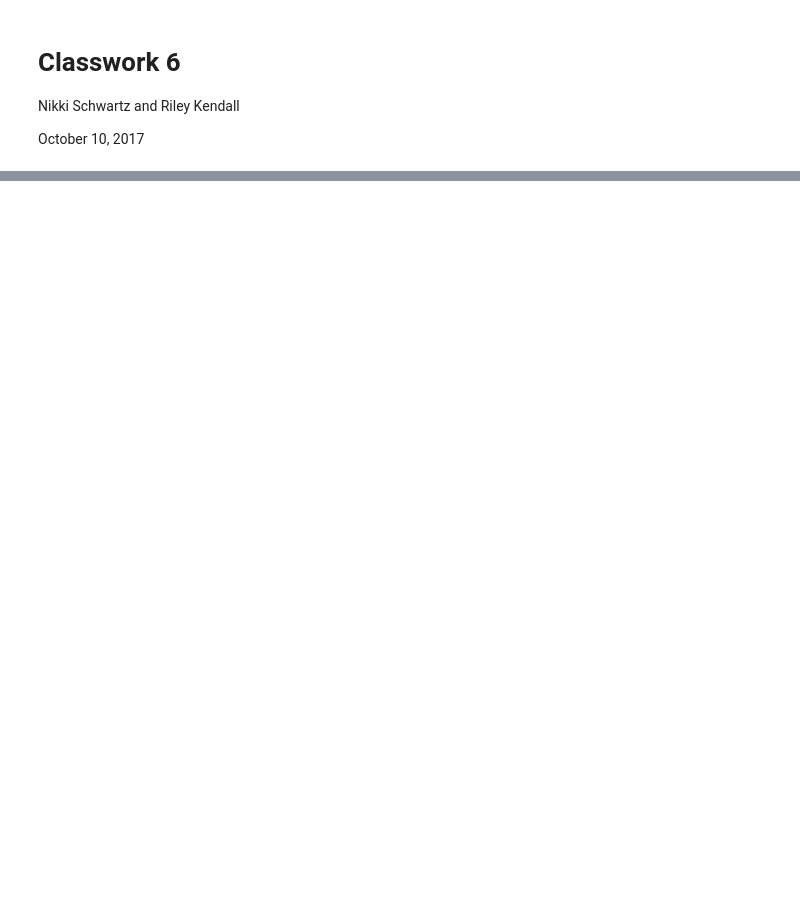
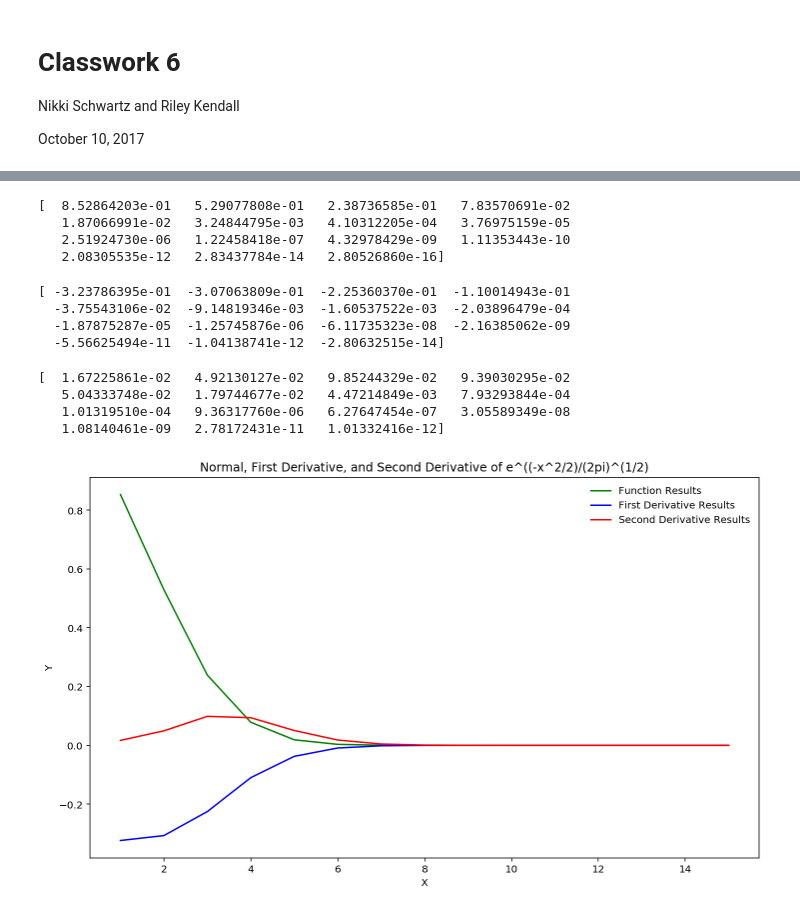
Before and after one commit to chapman-phys220-2017f/cw-06-nikki-and-riley, a Jupyter notebook: calculus.ipynb, the cells around one changed output, grey strips where cells are left out. Drawn from its saved outputs; the diff is of its cells as text; code cells hidden in the pictures; blank space fills up the shorter version.

```diff
--- a/calculus.ipynb
+++ b/calculus.ipynb
@@ -74,0 +187,34 @@ Happy notebooking.
+# %%
+#Displays normal function array values:
+f=(1,2,3,4,5,6,7,8,9,10,11,12,13,14,15)
+answer = expX(f)
+functionResults=np.array(answer)
+print(functionResults)
+# %% [output]
+[  8.52864203e-01   5.29077808e-01   2.38736585e-01   7.83570691e-02
+   1.87066991e-02   3.24844795e-03   4.10312205e-04   3.76975159e-05
+   2.51924730e-06   1.22458418e-07   4.32978429e-09   1.11353443e-10
+   2.08305535e-12   2.83437784e-14   2.80526860e-16]
+# %%
+#Displays derivative function array values:
+myDerivative=(D1@functionResults)
+print(myDerivative)
+# %% [output]
+[ -3.23786395e-01  -3.07063809e-01  -2.25360370e-01  -1.10014943e-01
+  -3.75543106e-02  -9.14819346e-03  -1.60537522e-03  -2.03896479e-04
+  -1.87875287e-05  -1.25745876e-06  -6.11735323e-08  -2.16385062e-09
+  -5.56625494e-11  -1.04138741e-12  -2.80632515e-14]
+# %%
+#Displays second derivative function array values:
+mySecondDerivative=(D2@functionResults)
+print(mySecondDerivative)
+# %% [output]
+[  1.67225861e-02   4.92130127e-02   9.85244329e-02   9.39030295e-02
+   5.04333748e-02   1.79744677e-02   4.47214849e-03   7.93293844e-04
+   1.01319510e-04   9.36317760e-06   6.27647454e-07   3.05589349e-08
+   1.08140461e-09   2.78172431e-11   1.01332416e-12]
+# %%
+x=np.array(f)
+array_calculus.make_plots_for_expX(x, functionResults, myDerivative, mySecondDerivative)
+# %% [output]
+[figure, added]
```
Also changed, not shown: parts of 36 cells of this notebook, 7 other files.
